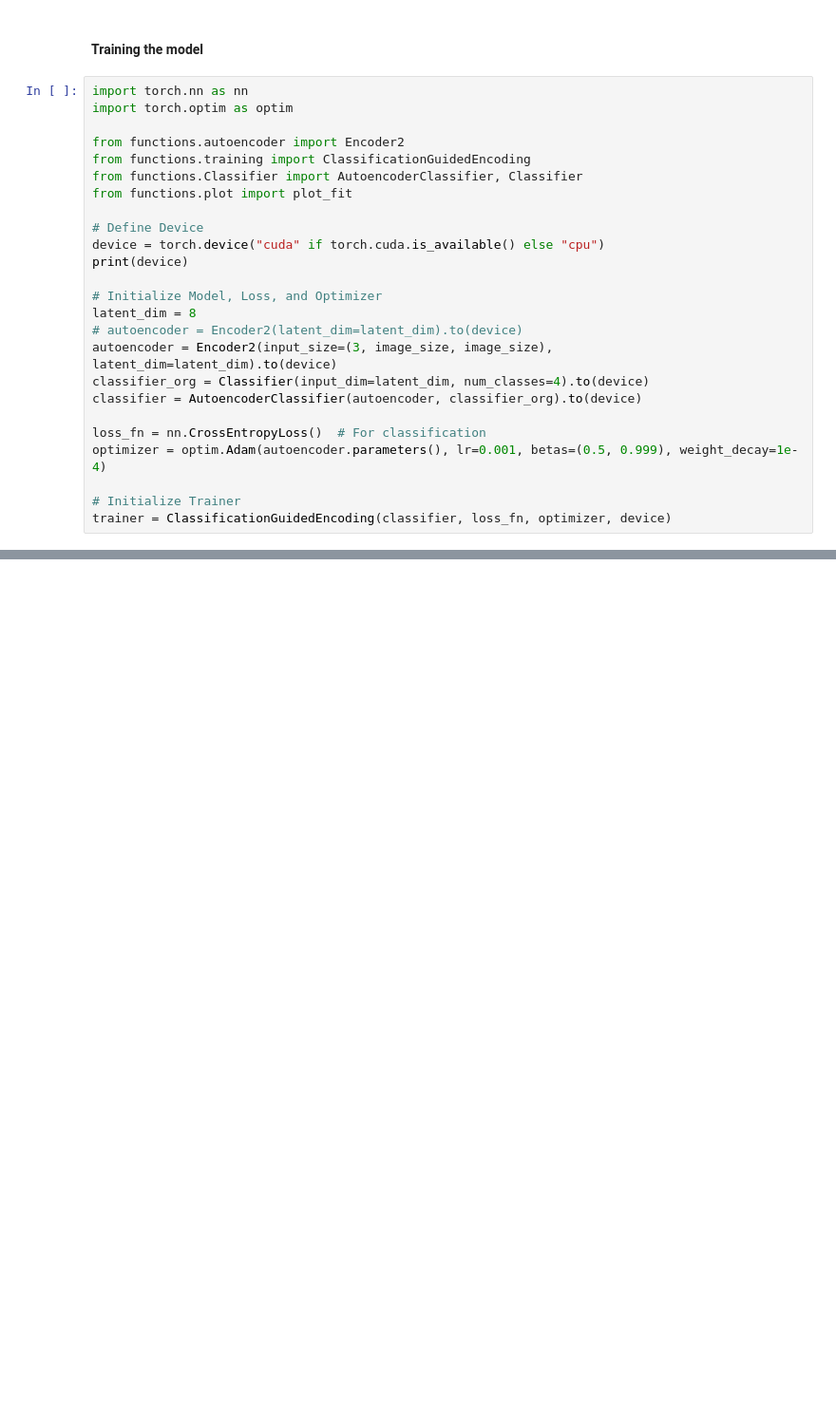
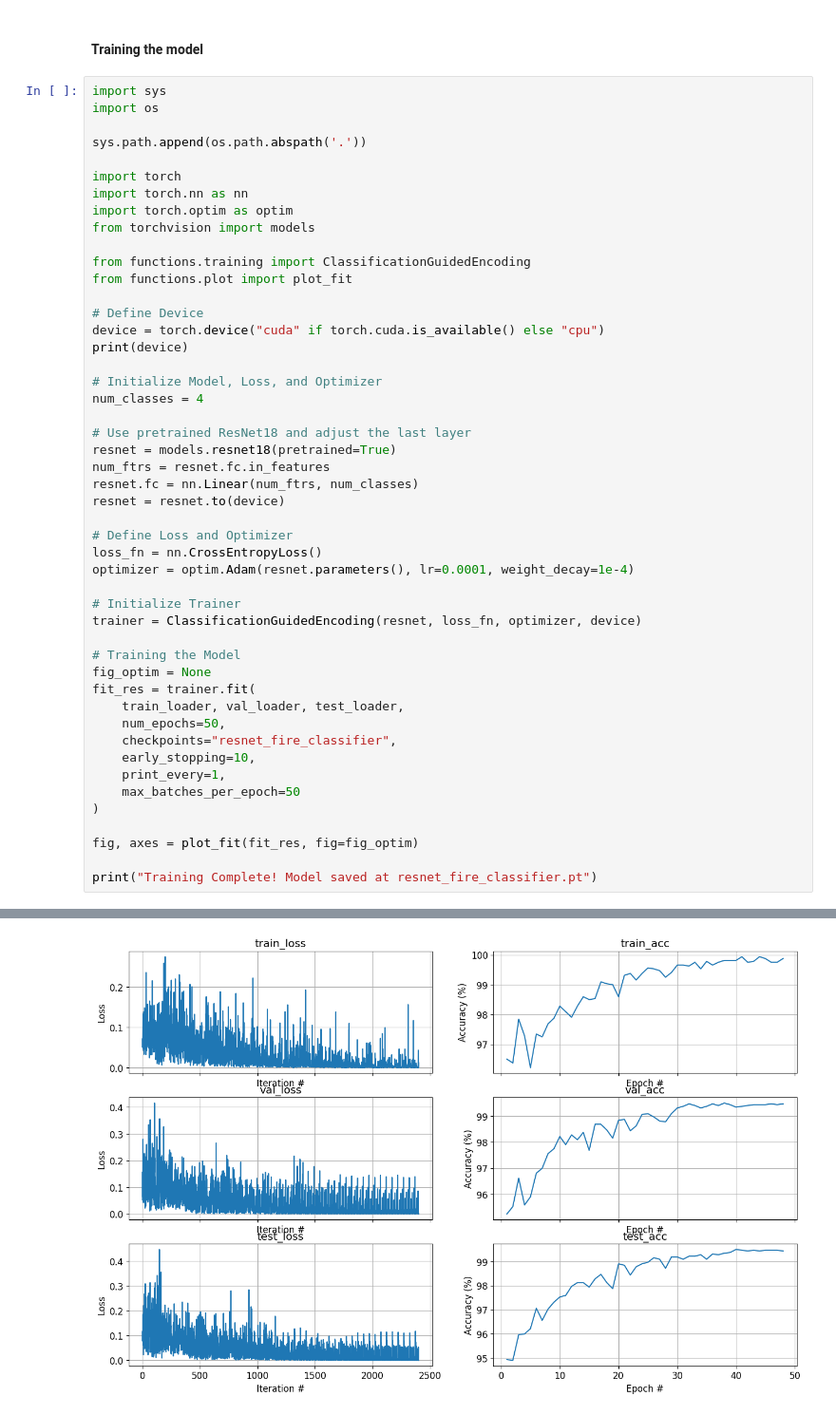
Before and after one commit to sahar1763/Flame2, a Jupyter notebook: Main.ipynb, the cells around one changed output, grey strips where cells are left out. Shown at 95% size. Cells and saved outputs as stored; diff of their text form; blank space fills up the shorter version.

Commit message:
Implement ResNet based model

```diff
--- a/Main.ipynb
+++ b/Main.ipynb
@@ -185,12 +175,17 @@ Test size: 15710
 # %% [markdown]
 #### Training the model
 # %%
+import sys
+import os
+
+sys.path.append(os.path.abspath('.'))
+
+import torch
 import torch.nn as nn
 import torch.optim as optim
+from torchvision import models
 
-from functions.autoencoder import Encoder2
 from functions.training import ClassificationGuidedEncoding
-from functions.Classifier import AutoencoderClassifier, Classifier
 from functions.plot import plot_fit
 
 # Define Device
@@ -198,16 +193,34 @@ device = torch.device("cuda" if torch.cuda.is_available() else "cpu")
 print(device)
 
 # Initialize Model, Loss, and Optimizer
-latent_dim = 8
-# autoencoder = Encoder2(latent_dim=latent_dim).to(device)
-autoencoder = Encoder2(input_size=(3, image_size, image_size), latent_dim=latent_dim).to(device)
-classifier_org = Classifier(input_dim=latent_dim, num_classes=4).to(device)
-classifier = AutoencoderClassifier(autoencoder, classifier_org).to(device)
+num_classes = 4
 
-loss_fn = nn.CrossEntropyLoss()  # For classification
-optimizer = optim.Adam(autoencoder.parameters(), lr=0.001, betas=(0.5, 0.999), weight_decay=1e-4)
+# Use pretrained ResNet18 and adjust the last layer
+resnet = models.resnet18(pretrained=True)
+num_ftrs = resnet.fc.in_features
+resnet.fc = nn.Linear(num_ftrs, num_classes)
+resnet = resnet.to(device)
+
+# Define Loss and Optimizer
+loss_fn = nn.CrossEntropyLoss()
+optimizer = optim.Adam(resnet.parameters(), lr=0.0001, weight_decay=1e-4)
 
 # Initialize Trainer
-trainer = ClassificationGuidedEncoding(classifier, loss_fn, optimizer, device)
+trainer = ClassificationGuidedEncoding(resnet, loss_fn, optimizer, device)
+
+# Training the Model
+fig_optim = None
+fit_res = trainer.fit(
+    train_loader, val_loader, test_loader,
+    num_epochs=50,
+    checkpoints="resnet_fire_classifier",
+    early_stopping=10,
+    print_every=1,
+    max_batches_per_epoch=50
+)
+
+fig, axes = plot_fit(fit_res, fig=fig_optim)
+
+print("Training Complete! Model saved at resnet_fire_classifier.pt")
 # %% [output]
 cuda
@@ -213,0 +246 @@ cuda
+[figure, added]
```
Also changed, not shown: parts of 5 cells of this notebook.
